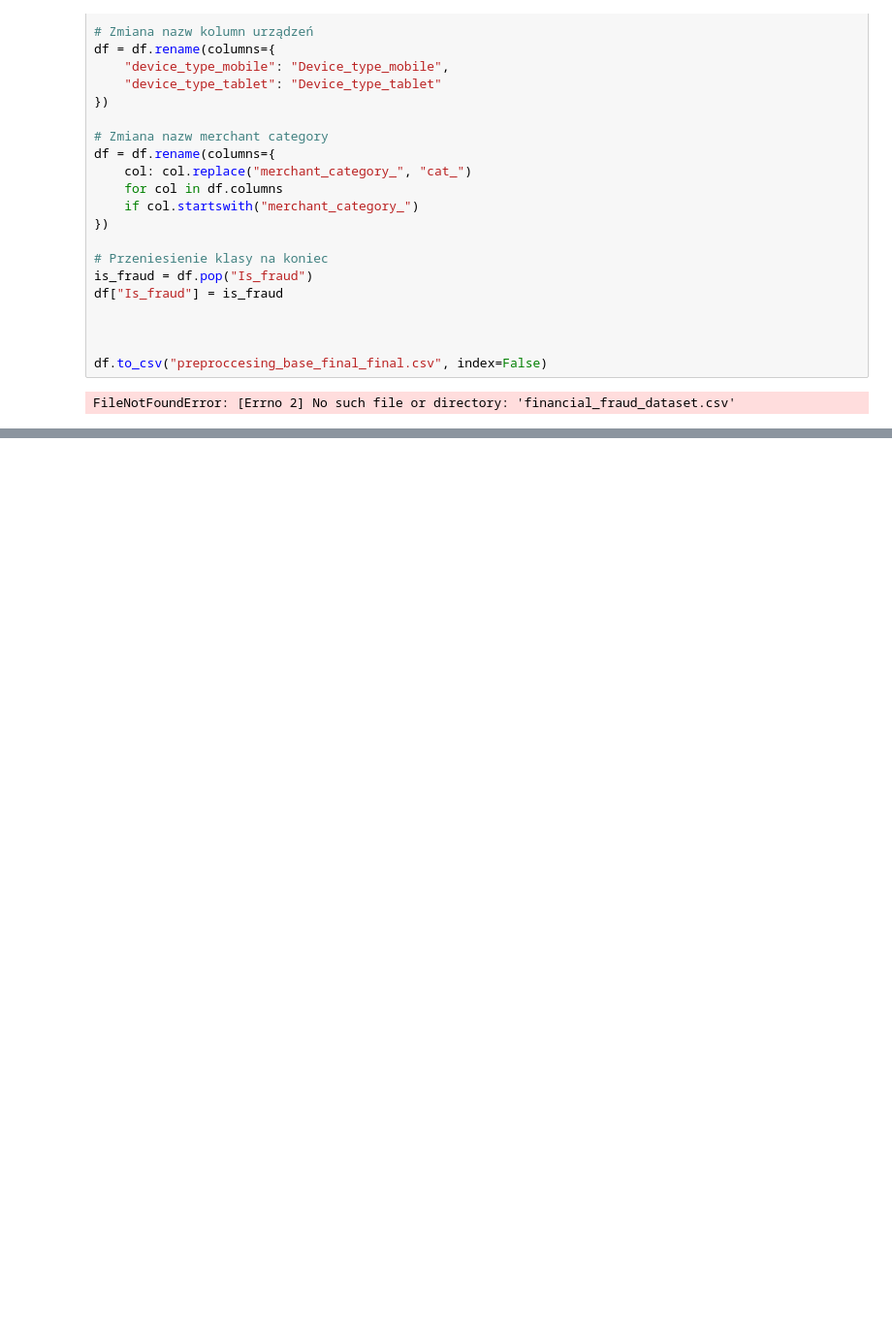
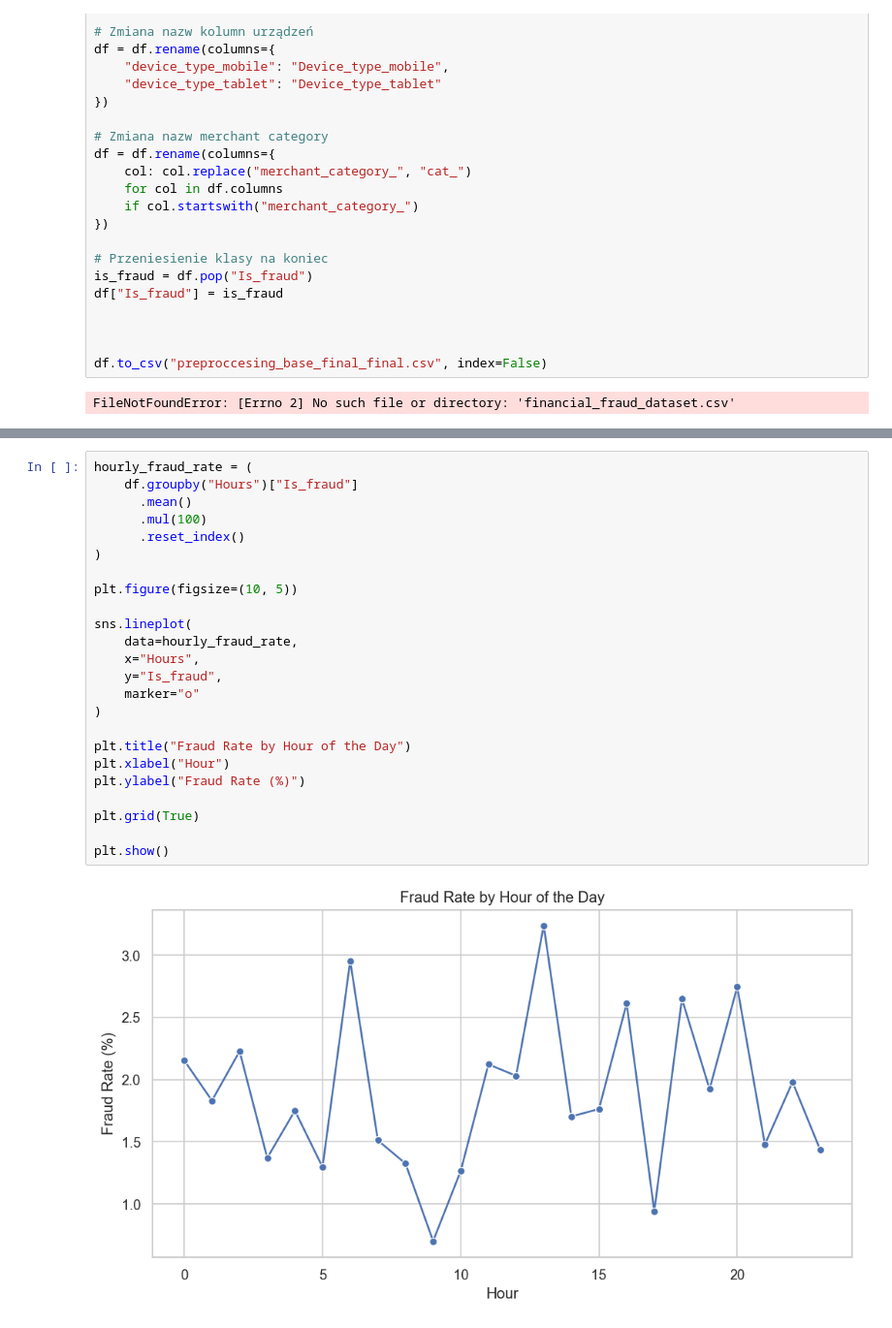
Before and after one commit to infoshareacademy/jdszr24-grupa-3, a Jupyter notebook: Fin_Brains_Notebook_1 (1).ipynb, the cells around one changed output, grey strips where cells are left out. Shown at 97% size. Saved outputs shown, nothing was run; the diff lists cells and outputs as text; blank space fills up the shorter version.

```diff
--- a/Fin_Brains_Notebook_1 (1).ipynb
+++ b/Fin_Brains_Notebook_1 (1).ipynb
@@ -128,0 +401,26 @@ FileNotFoundError: [Errno 2] No such file or directory: 'financial_fraud_dataset
+# %%
+hourly_fraud_rate = (
+    df.groupby("Hours")["Is_fraud"]
+      .mean()
+      .mul(100)
+      .reset_index()
+)
+
+plt.figure(figsize=(10, 5))
+
+sns.lineplot(
+    data=hourly_fraud_rate,
+    x="Hours",
+    y="Is_fraud",
+    marker="o"
+)
+
+plt.title("Fraud Rate by Hour of the Day")
+plt.xlabel("Hour")
+plt.ylabel("Fraud Rate (%)")
+
+plt.grid(True)
+
+plt.show()
+# %% [output]
+[figure, added]
```
Also changed, not shown: parts of 62 cells of this notebook.
